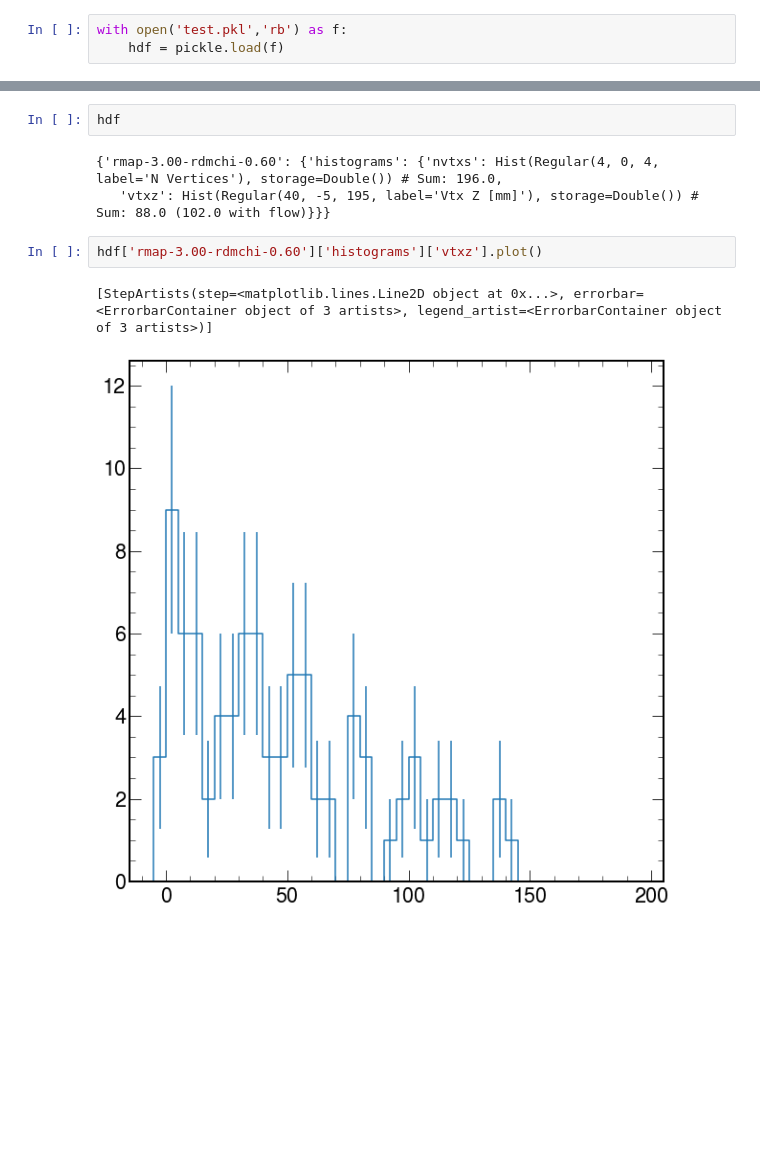
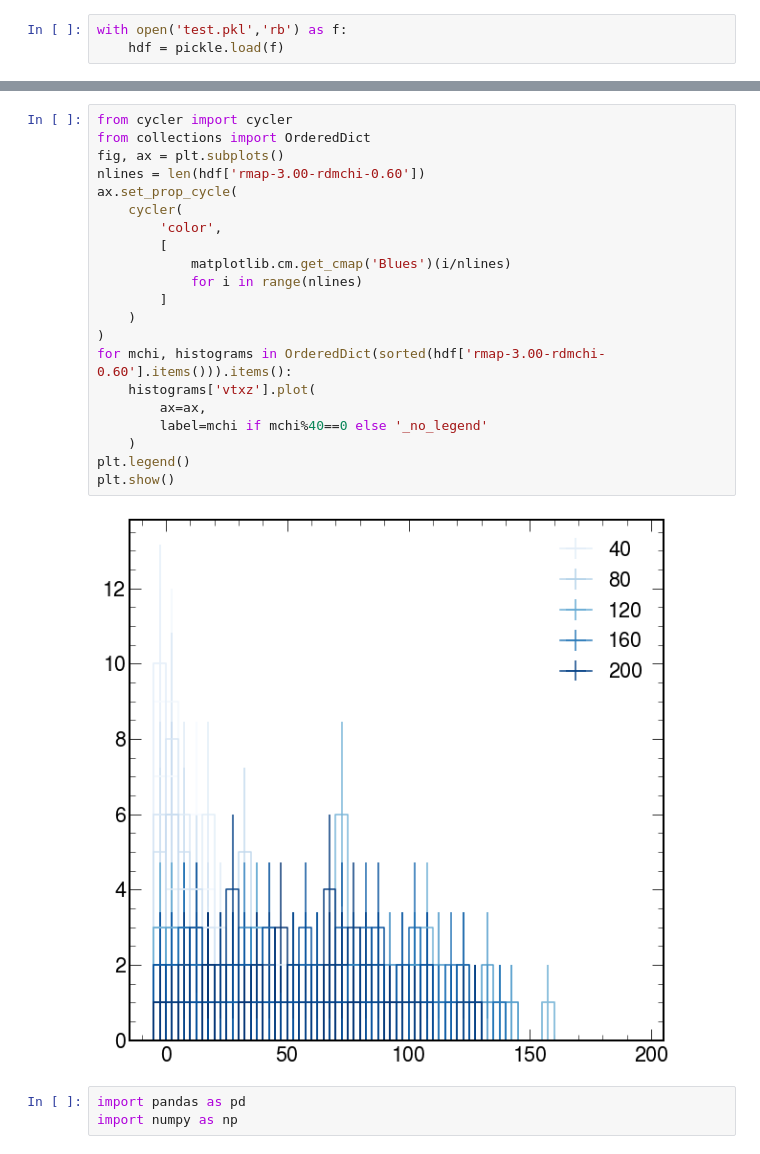
Before and after one commit to tomeichlersmith/hps, a Jupyter notebook: idm/reach/2016/coffea-pour.ipynb, the cells around one changed output, grey strips where cells are left out. Cells and saved outputs as stored; diff of their text form; blank space fills up the shorter version.

```diff
--- a/idm/reach/2016/coffea-pour.ipynb
+++ b/idm/reach/2016/coffea-pour.ipynb
@@ -13,10 +21,26 @@ with open('test.pkl','rb') as f:
 # %%
-hdf
+from cycler import cycler
+from collections import OrderedDict
+fig, ax = plt.subplots()
+nlines = len(hdf['rmap-3.00-rdmchi-0.60'])
+ax.set_prop_cycle(
+    cycler(
+        'color',
+        [
+            matplotlib.cm.get_cmap('Blues')(i/nlines)
+            for i in range(nlines)
+        ]
+    )
+)
+for mchi, histograms in OrderedDict(sorted(hdf['rmap-3.00-rdmchi-0.60'].items())).items():
+    histograms['vtxz'].plot(
+        ax=ax,
+        label=mchi if mchi%40==0 else '_no_legend'
+    )
+plt.legend()
+plt.show()
 # %% [output]
-{'rmap-3.00-rdmchi-0.60': {'histograms': {'nvtxs': Hist(Regular(4, 0, 4, label='N Vertices'), storage=Double()) # Sum: 196.0,
-   'vtxz': Hist(Regular(40, -5, 195, label='Vtx Z [mm]'), storage=Double()) # Sum: 88.0 (102.0 with flow)}}}
+[figure, added]
-# %%
-hdf['rmap-3.00-rdmchi-0.60']['histograms']['vtxz'].plot()
-# %% [output]
-[StepArtists(step=<matplotlib.lines.Line2D object at 0x...>, errorbar=<ErrorbarContainer object of 3 artists>, legend_artist=<ErrorbarContainer object of 3 artists>)]
-[figure, removed]
+# %%
+import pandas as pd
+import numpy as np
```
Also changed, not shown: parts of 4 cells of this notebook, 2 other files.
